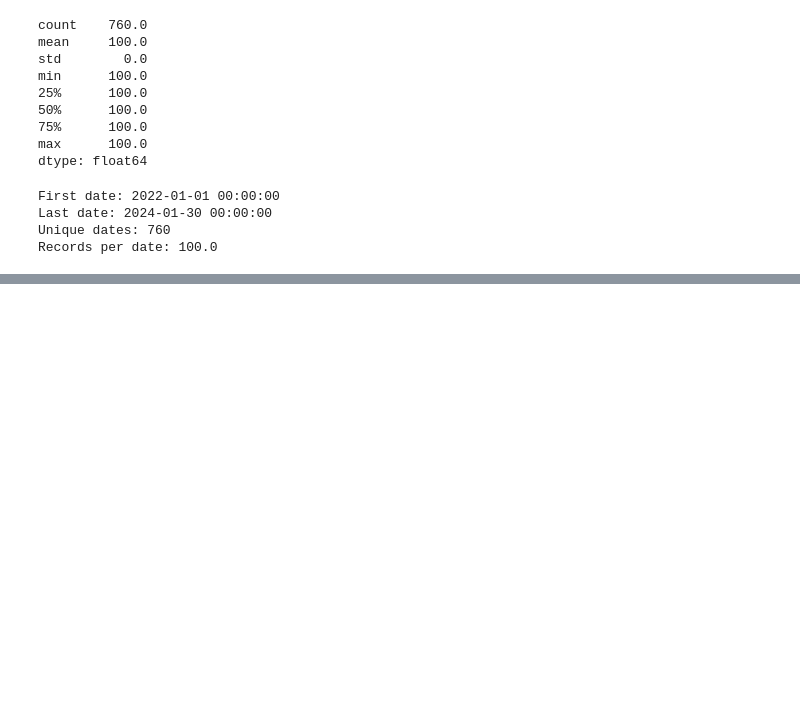
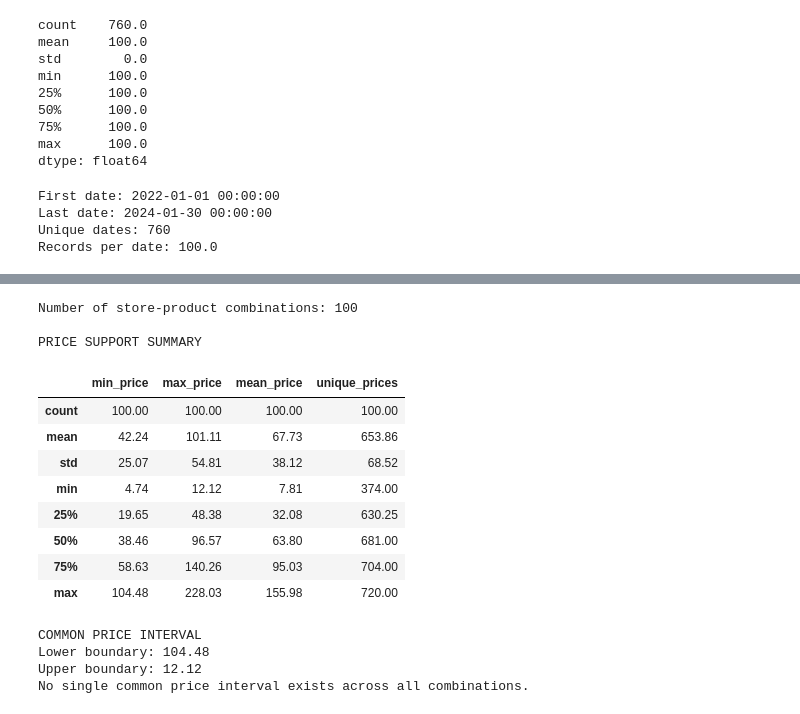
Before and after one commit to methukulokesh/EconoCausal, a Jupyter notebook: reports/notebooks/03_double_machine_learning.ipynb, the cells around one changed output, grey strips where cells are left out. Drawn from its saved outputs; the diff is of its cells as text; code cells hidden in the pictures; blank space fills up the shorter version.

```diff
--- a/reports/notebooks/03_double_machine_learning.ipynb
+++ b/reports/notebooks/03_double_machine_learning.ipynb
@@ -547,0 +784,49 @@ Records per date: 100.0
+# %%
+
+# Calculate price ranges for each store-product combination
+
+price_support = (
+    df.groupby(["Store ID", "Product ID"])["Price"]
+    .agg(
+        min_price="min",
+        max_price="max",
+        mean_price="mean",
+        unique_prices="nunique"
+    )
+    .reset_index()
+)
+
+print("Number of store-product combinations:", len(price_support))
+
+print("\nPRICE SUPPORT SUMMARY")
+display(price_support.describe().round(2))
+
+# Check the overall common price interval
+common_min = price_support["min_price"].max()
+common_max = price_support["max_price"].min()
+
+print("\nCOMMON PRICE INTERVAL")
+print("Lower boundary:", round(common_min, 2))
+print("Upper boundary:", round(common_max, 2))
+
+if common_min <= common_max:
+    print("A common price interval exists across all combinations.")
+else:
+    print("No single common price interval exists across all combinations.")
+# %% [output]
+Number of store-product combinations: 100
+
+PRICE SUPPORT SUMMARY
+|  | min_price | max_price | mean_price | unique_prices |
+| count | 100.00 | 100.00 | 100.00 | 100.00 |
+| mean | 42.24 | 101.11 | 67.73 | 653.86 |
+| std | 25.07 | 54.81 | 38.12 | 68.52 |
+| min | 4.74 | 12.12 | 7.81 | 374.00 |
+| 25% | 19.65 | 48.38 | 32.08 | 630.25 |
+| 50% | 38.46 | 96.57 | 63.80 | 681.00 |
+| 75% | 58.63 | 140.26 | 95.03 | 704.00 |
+| max | 104.48 | 228.03 | 155.98 | 720.00 |
+COMMON PRICE INTERVAL
+Lower boundary: 104.48
+Upper boundary: 12.12
+No single common price interval exists across all combinations.
```
Also changed, not shown: parts of 10 cells of this notebook, 1 other file.
